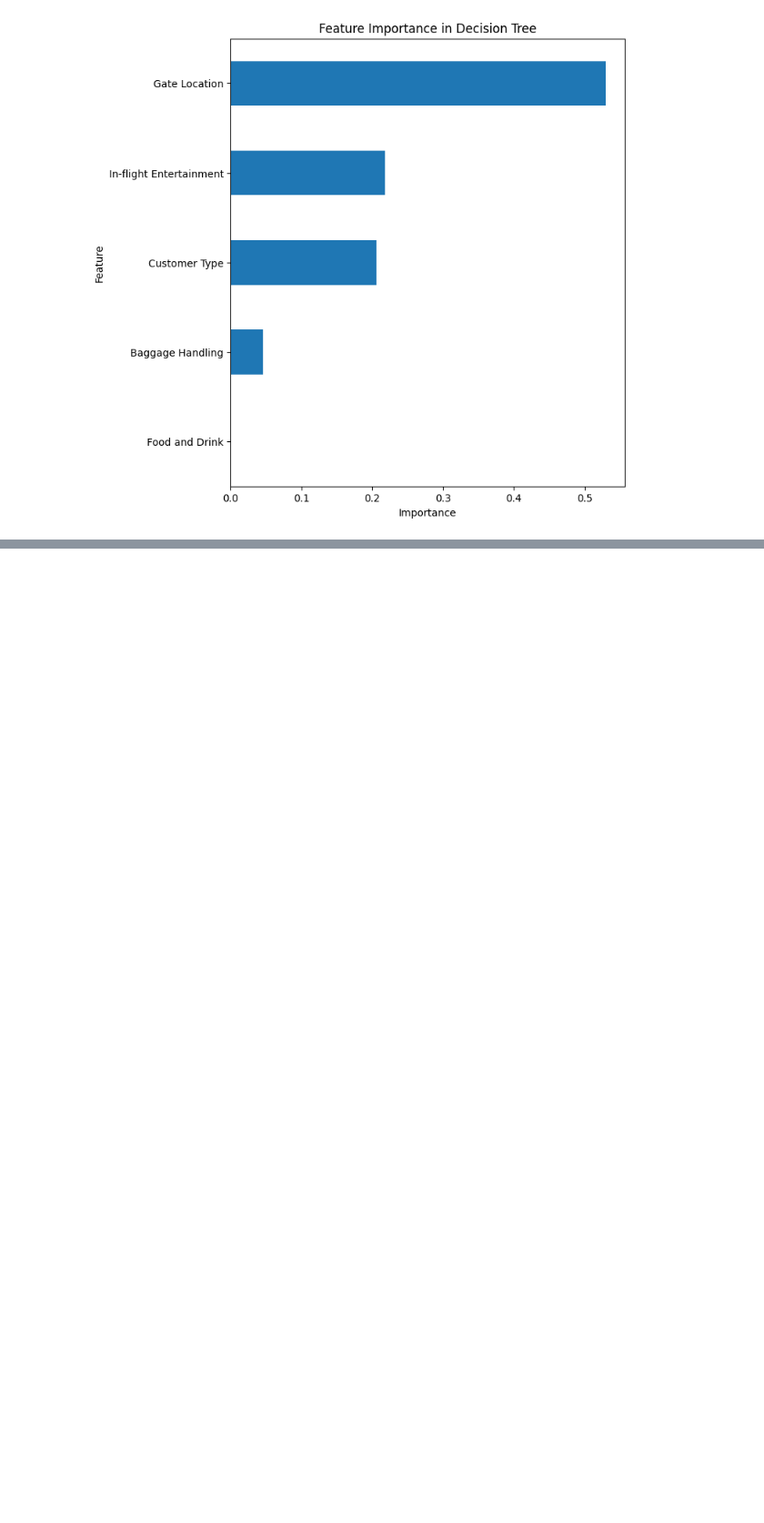
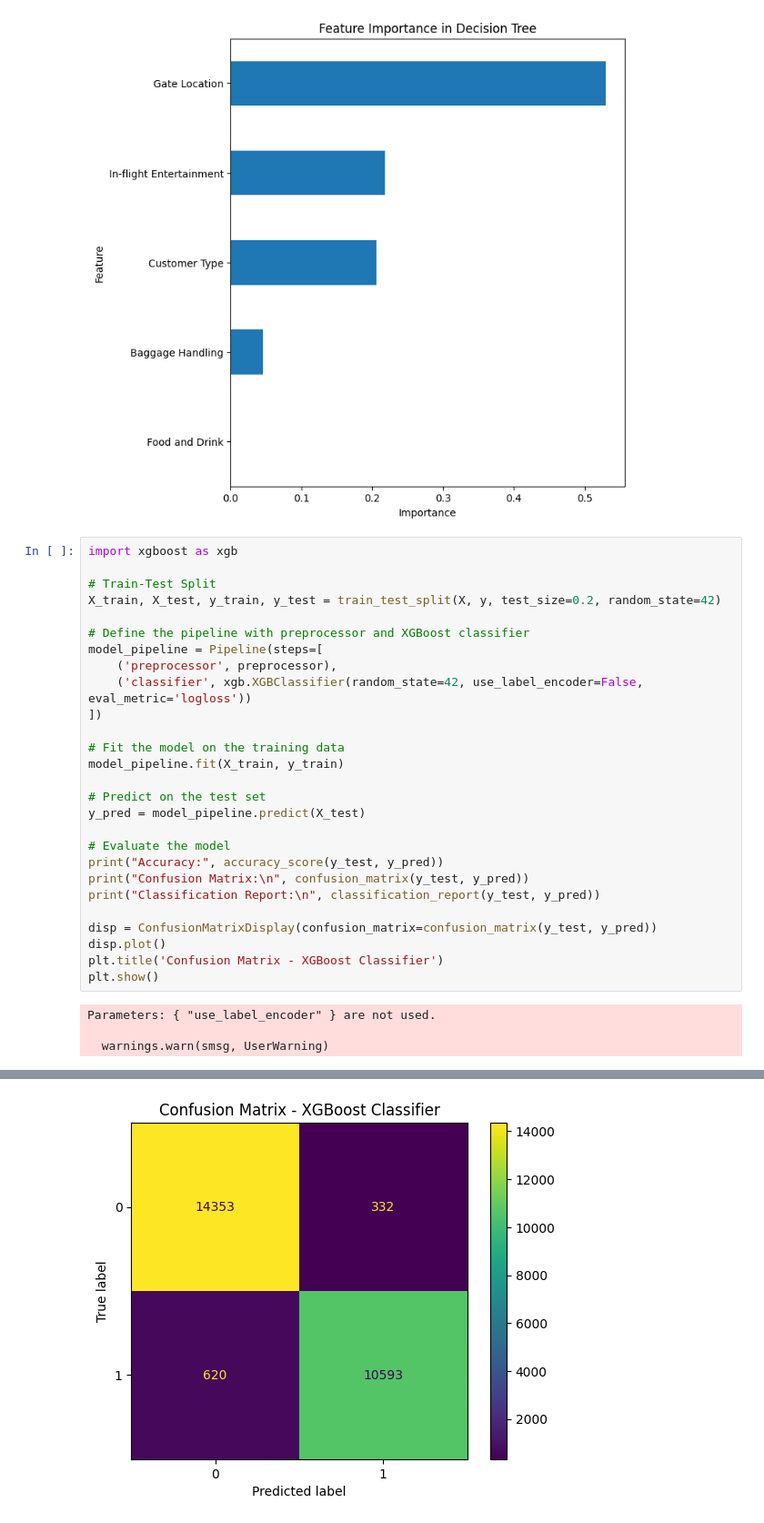
Before and after one commit to athoscf/XAI-techniques, a Jupyter notebook: Project.ipynb, the cells around one changed output, grey strips where cells are left out. Shown at 91% size. Drawn from its saved outputs; the diff is of its cells as text; blank space fills up the shorter version.

Commit message:
Implemented XGBoost

```diff
--- a/Project.ipynb
+++ b/Project.ipynb
@@ -194,3 +194,34 @@ plt.ylabel("Feature")
 plt.show()
 # %% [output]
 [figure]
+# %%
+import xgboost as xgb
+
+# Train-Test Split
+X_train, X_test, y_train, y_test = train_test_split(X, y, test_size=0.2, random_state=42)
+
+# Define the pipeline with preprocessor and XGBoost classifier
+model_pipeline = Pipeline(steps=[
+    ('preprocessor', preprocessor),
+    ('classifier', xgb.XGBClassifier(random_state=42, use_label_encoder=False, eval_metric='logloss'))
+])
+
+# Fit the model on the training data
+model_pipeline.fit(X_train, y_train)
+
+# Predict on the test set
+y_pred = model_pipeline.predict(X_test)
+
+# Evaluate the model
+print("Accuracy:", accuracy_score(y_test, y_pred))
+print("Confusion Matrix:\n", confusion_matrix(y_test, y_pred))
+print("Classification Report:\n", classification_report(y_test, y_pred))
+
+disp = ConfusionMatrixDisplay(confusion_matrix=confusion_matrix(y_test, y_pred))
+disp.plot()
+plt.title('Confusion Matrix - XGBoost Classifier')
+plt.show()
+# %% [output]
+Parameters: { "use_label_encoder" } are not used.
+
+  warnings.warn(smsg, UserWarning)
@@ -196,0 +241 @@ plt.show()
+[figure, added]
```
Also changed, not shown: parts of 2 cells of this notebook.
